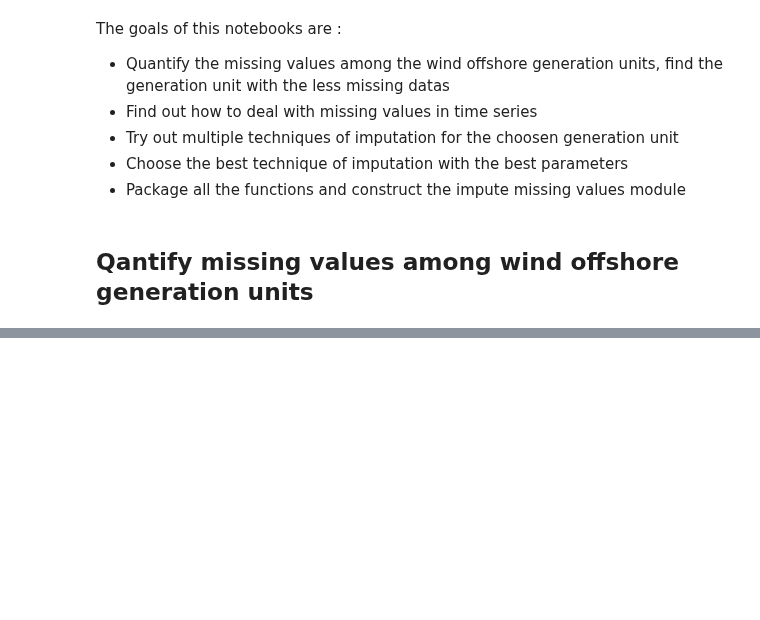
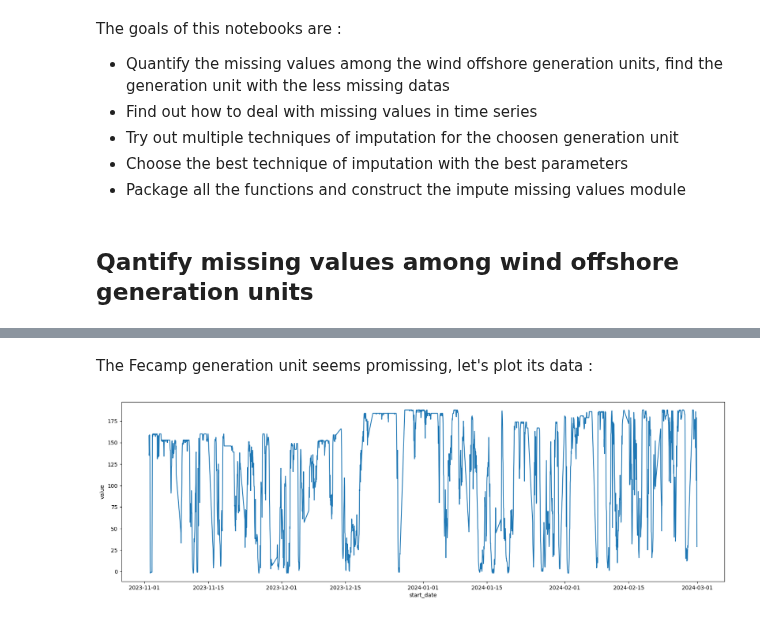
Before and after one commit to DridrM/renewable-energy-forecast, a Jupyter notebook: notebooks/preprocessing_exploration/preprocessing_2.ipynb, the cells around one changed output, grey strips where cells are left out. Cells and saved outputs as stored; diff of their text form; code cells hidden in the pictures; blank space fills up the shorter version.

```diff
--- a/notebooks/preprocessing_exploration/preprocessing_2.ipynb
+++ b/notebooks/preprocessing_exploration/preprocessing_2.ipynb
@@ -132,0 +120,30 @@ See the caveats in the documentation: https://pandas.pydata.org/pandas-docs/stab
+# %% [markdown]
+The Fecamp generation unit seems promissing, let's plot its data :
+# %%
+# Set the parameters
+ressource_nb = 2
+start_date = "2022-06-01 00:00:00" # Note: don't modify the start & end date for following requests
+end_date = "2024-03-01 00:00:00"
+eic_code = "17W0000014455708"
+production_type = None
+production_subtype = None
+
+# Download generation data: don't forget to set the api_delay_bypass to true in the params in this case,
+# and to reset it to false if you know that you will download fresh data from the api
+gen_data = get_rte_data(ressource_nb = ressource_nb,
+                        start_date = start_date,
+                        end_date = end_date,
+                        eic_code = eic_code,
+                        production_type = production_type,
+                        production_subtype = production_subtype)
+
+# Constuct the time consistent df
+dt_columns = ["start_date", "end_date"]
+gen_data_dt = construct_time_consistent_df(gen_data, dt_columns)
+
+# Plot
+plt.figure(figsize = (20, 6))
+sns.lineplot(data = gen_data_dt, x = "start_date", y = "value")
+plt.show()
+# %% [output]
+[figure, added]
```
Also changed, not shown: parts of 4 cells of this notebook, 1 other file.
